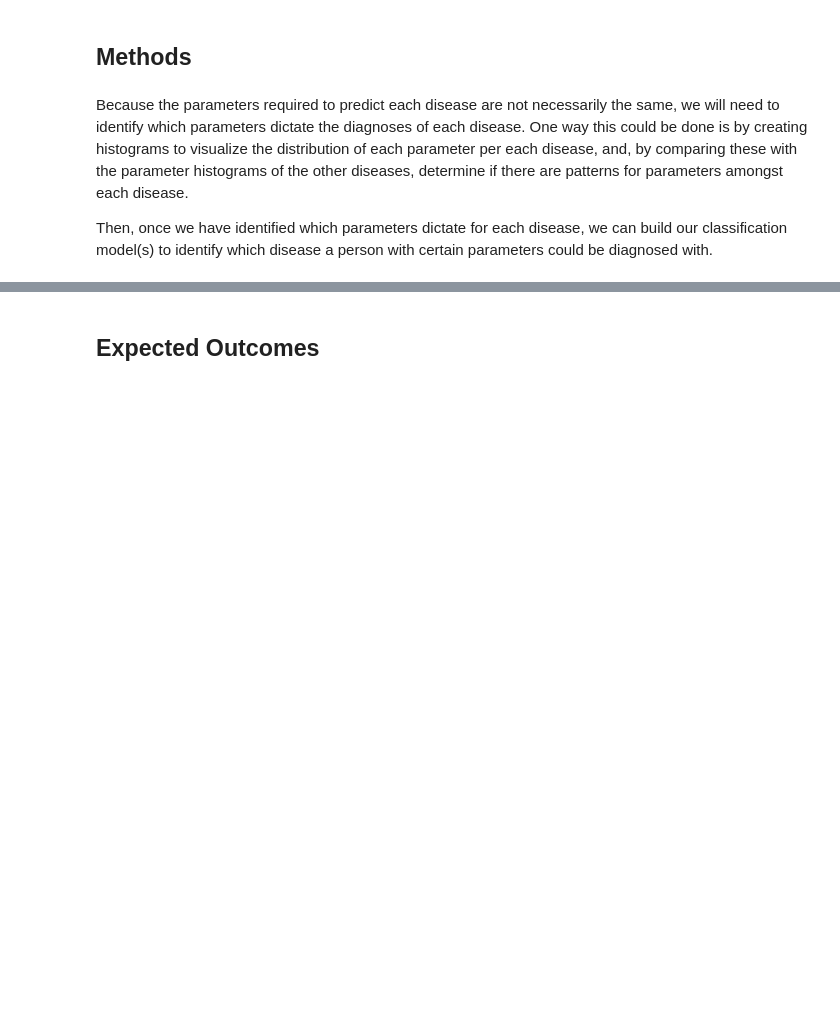
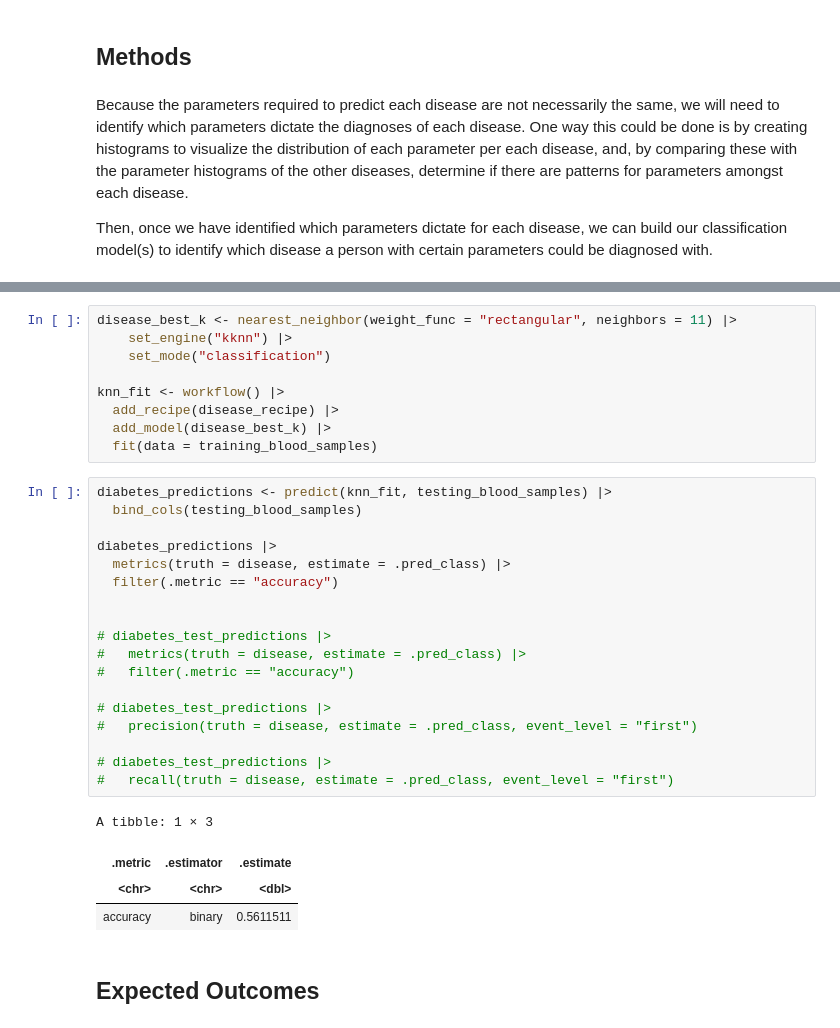
Before and after one commit to kevin-wu01/dsci-100-2023w2-group-39, a Jupyter notebook: group_project_report.ipynb, the cells around one changed output, grey strips where cells are left out. Saved outputs shown, nothing was run; the diff lists cells and outputs as text; blank space fills up the shorter version.

```diff
--- a/group_project_report.ipynb
+++ b/group_project_report.ipynb
@@ -206,3 +206,35 @@ accuracy_vs_k
+# %%
+disease_best_k <- nearest_neighbor(weight_func = "rectangular", neighbors = 11) |>
+    set_engine("kknn") |>
+    set_mode("classification")
+
+knn_fit <- workflow() |>
+  add_recipe(disease_recipe) |>
+  add_model(disease_best_k) |>
+  fit(data = training_blood_samples)
+# %%
+diabetes_predictions <- predict(knn_fit, testing_blood_samples) |>
+  bind_cols(testing_blood_samples)
+
+diabetes_predictions |>
+  metrics(truth = disease, estimate = .pred_class) |>
+  filter(.metric == "accuracy")
+
+
+# diabetes_test_predictions |>
+#   metrics(truth = disease, estimate = .pred_class) |>
+#   filter(.metric == "accuracy")
+
+# diabetes_test_predictions |>
+#   precision(truth = disease, estimate = .pred_class, event_level = "first")
+
+# diabetes_test_predictions |>
+#   recall(truth = disease, estimate = .pred_class, event_level = "first")
+# %% [output]
+A tibble: 1 × 3
+| .metric | .estimator | .estimate |
+| <chr> | <chr> | <dbl> |
+| accuracy | binary | 0.5611511 |
 # %% [markdown]
 ## Expected Outcomes
 # %% [markdown]
```
Also changed, not shown: parts of 2 cells of this notebook.
